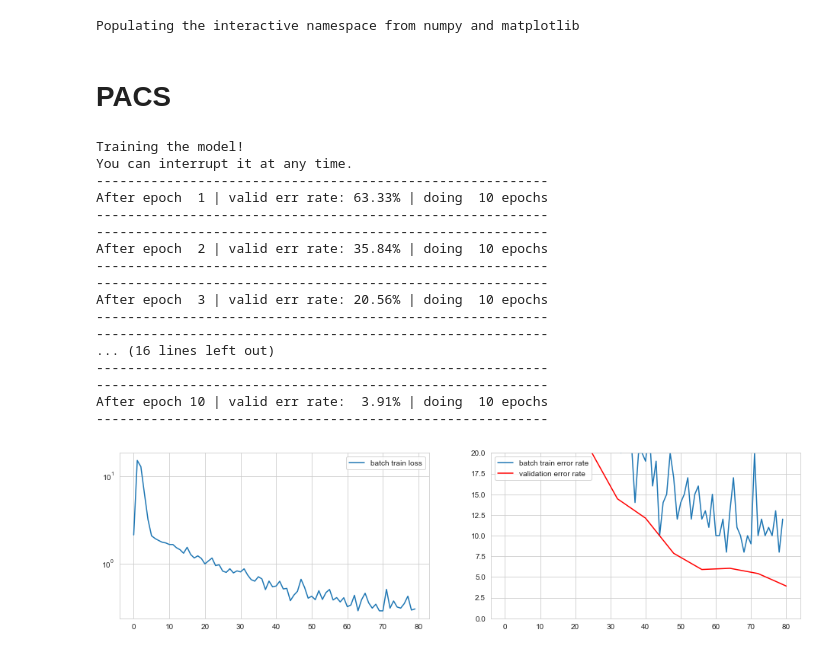
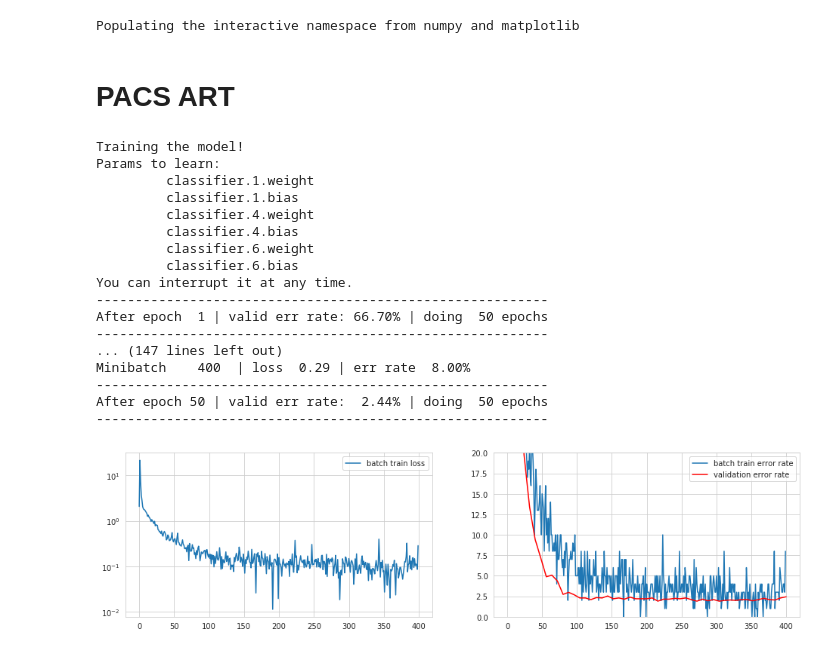
Before and after one commit to MarWit/nn_project, a Jupyter notebook: AlexNet Tests.ipynb, the cells around one changed output. Saved outputs shown, nothing was run; the diff lists cells and outputs as text; code cells hidden in the pictures.

Commit message:
Training AlexNet on PACS

```diff
--- a/AlexNet Tests.ipynb
+++ b/AlexNet Tests.ipynb
@@ -13,7 +13,7 @@ cuda = torch.cuda.is_available()
 # %% [output]
 Populating the interactive namespace from numpy and matplotlib
 # %% [markdown]
-# PACS
+# PACS ART
 # %%
 ds = datasets()
 ds.create_dataset('pacs')
@@ -21,31 +21,31 @@ batch_loader = ds.batch_loader(256)
 # %%
 net = alexnet(pretrained=True)
 
 for param in net.parameters():
     param.requires_grad = False
 
 net.classifier = alex_classifier(8)
 
 criterion = nn.NLLLoss()
 optimizer = optim.Adam(net.classifier.parameters(), lr=0.001)
 
-train(net, batch_loader, optimizer, criterion, num_epochs = 10, cuda = cuda)
+train(net, batch_loader, optimizer, criterion, num_epochs = 50, cuda = cuda)
 # %% [output]
 Training the model!
+Params to learn:
+         classifier.1.weight
+         classifier.1.bias
+         classifier.4.weight
+         classifier.4.bias
+         classifier.6.weight
+         classifier.6.bias
 You can interrupt it at any time.
 ----------------------------------------------------------
-After epoch  1 | valid err rate: 63.33% | doing  10 epochs
+After epoch  1 | valid err rate: 66.70% | doing  50 epochs
 ----------------------------------------------------------
+... (147 lines left out)
+Minibatch    400  | loss  0.29 | err rate  8.00%
 ----------------------------------------------------------
-After epoch  2 | valid err rate: 35.84% | doing  10 epochs
+After epoch 50 | valid err rate:  2.44% | doing  50 epochs
 ----------------------------------------------------------
-----------------------------------------------------------
-After epoch  3 | valid err rate: 20.56% | doing  10 epochs
-----------------------------------------------------------
-----------------------------------------------------------
-... (16 lines left out)
-----------------------------------------------------------
-----------------------------------------------------------
-After epoch 10 | valid err rate:  3.91% | doing  10 epochs
-----------------------------------------------------------
-[figure, old version]
+[figure, new version]
```
Also changed, not shown: parts of 18 cells of this notebook, 1 other file.
